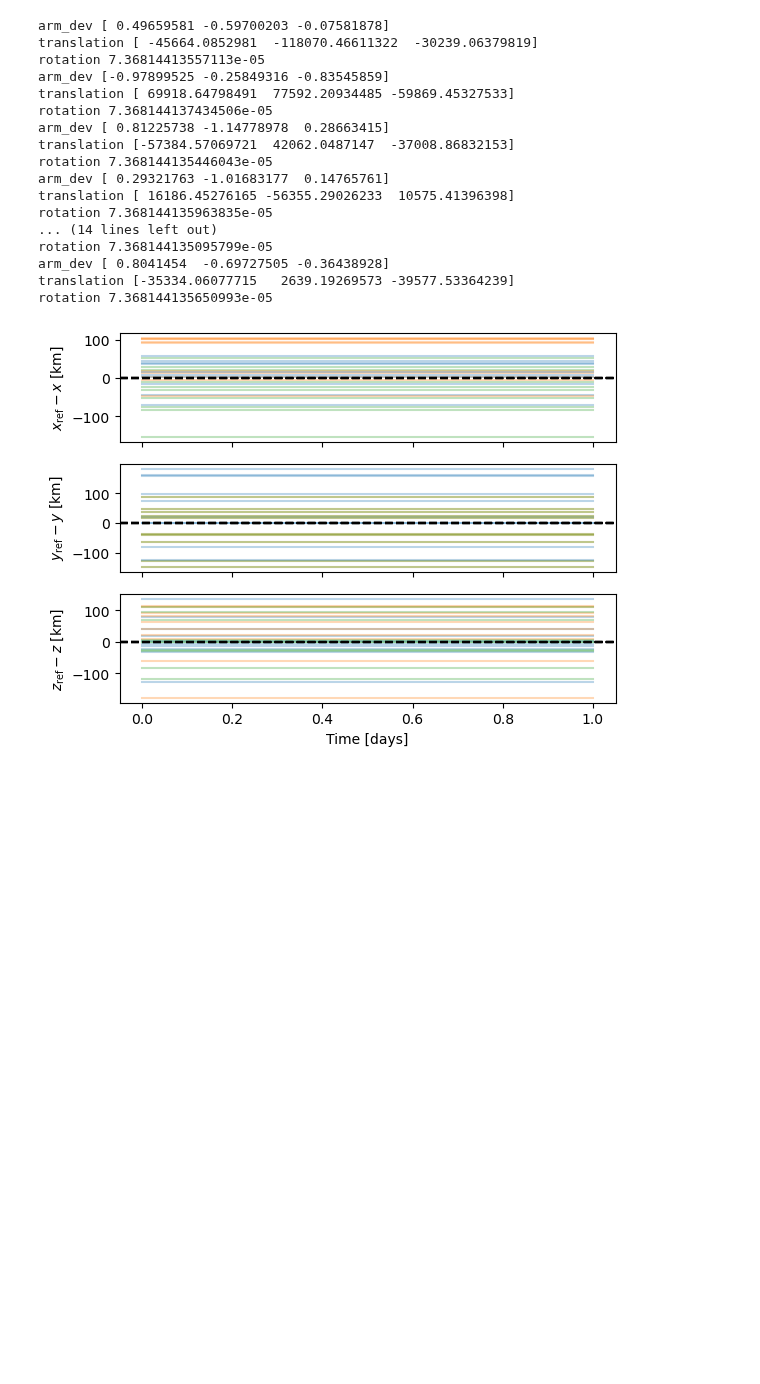
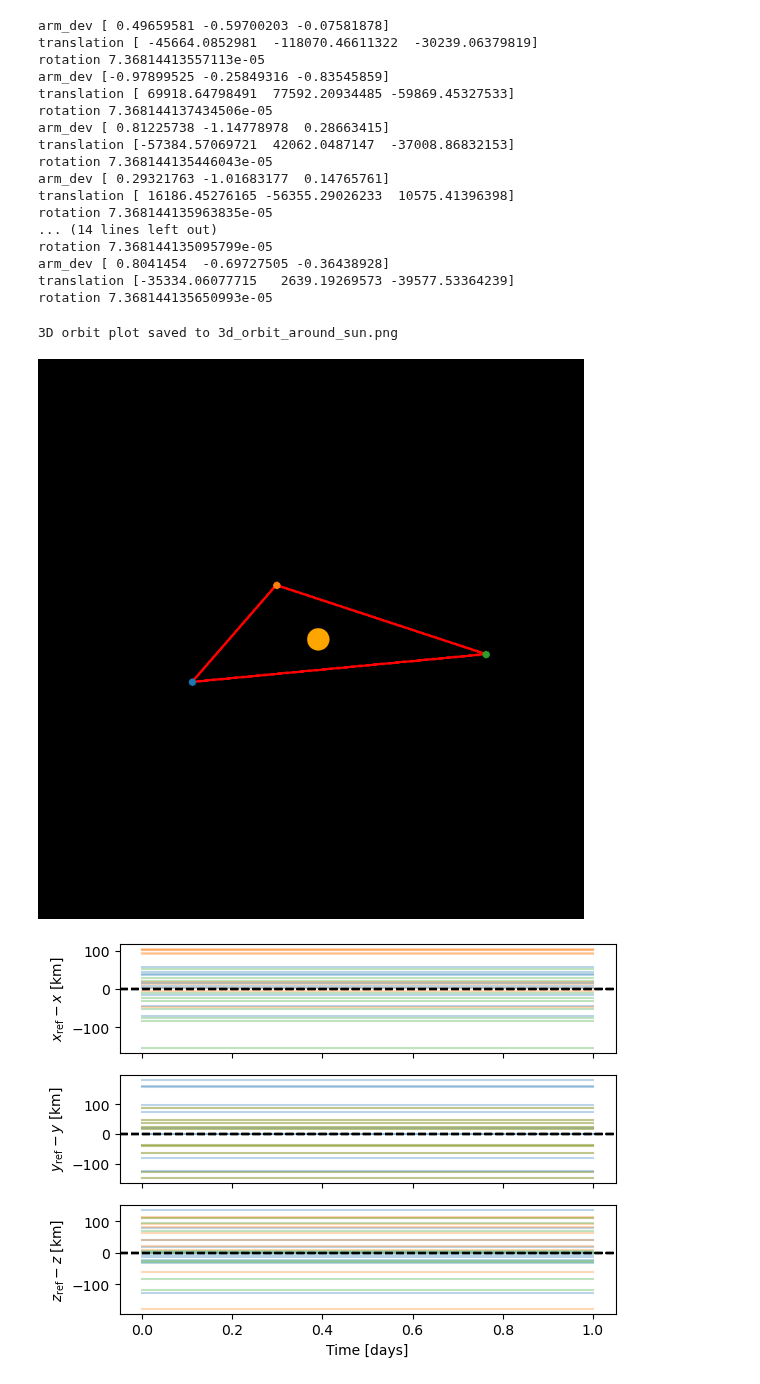
Before and after one commit to lorenzsp/ResponseRequirements, a Jupyter notebook: response_tutorial.ipynb, the cells around one changed output. Cells and saved outputs as stored; diff of their text form; code cells hidden in the pictures; blank space fills up the shorter version.

```diff
--- a/response_tutorial.ipynb
+++ b/response_tutorial.ipynb
@@ -360,6 +358,12 @@ rotation 7.368144135095799e-05
 arm_dev [ 0.8041454  -0.69727505 -0.36438928]
 translation [-35334.06077715   2639.19269573 -39577.53364239]
 rotation 7.368144135650993e-05
+# %%
+plot_orbit_3d("temp_orbit.h5", T)
+plt.show()
+# %% [output]
+3D orbit plot saved to 3d_orbit_around_sun.png
+[figure, added]
 # %%
 coord_color = [(r"$x_{\rm ref} - x$ [km]", "C0"), (r"$y_{\rm ref} - y$ [km]","C1"), (r"$z_{\rm ref}- z$ [km]","C2")]
 fig, ax = plt.subplots(3, 1, sharex=True)
```
Also changed, not shown: parts of 15 cells of this notebook, 6 other files.
